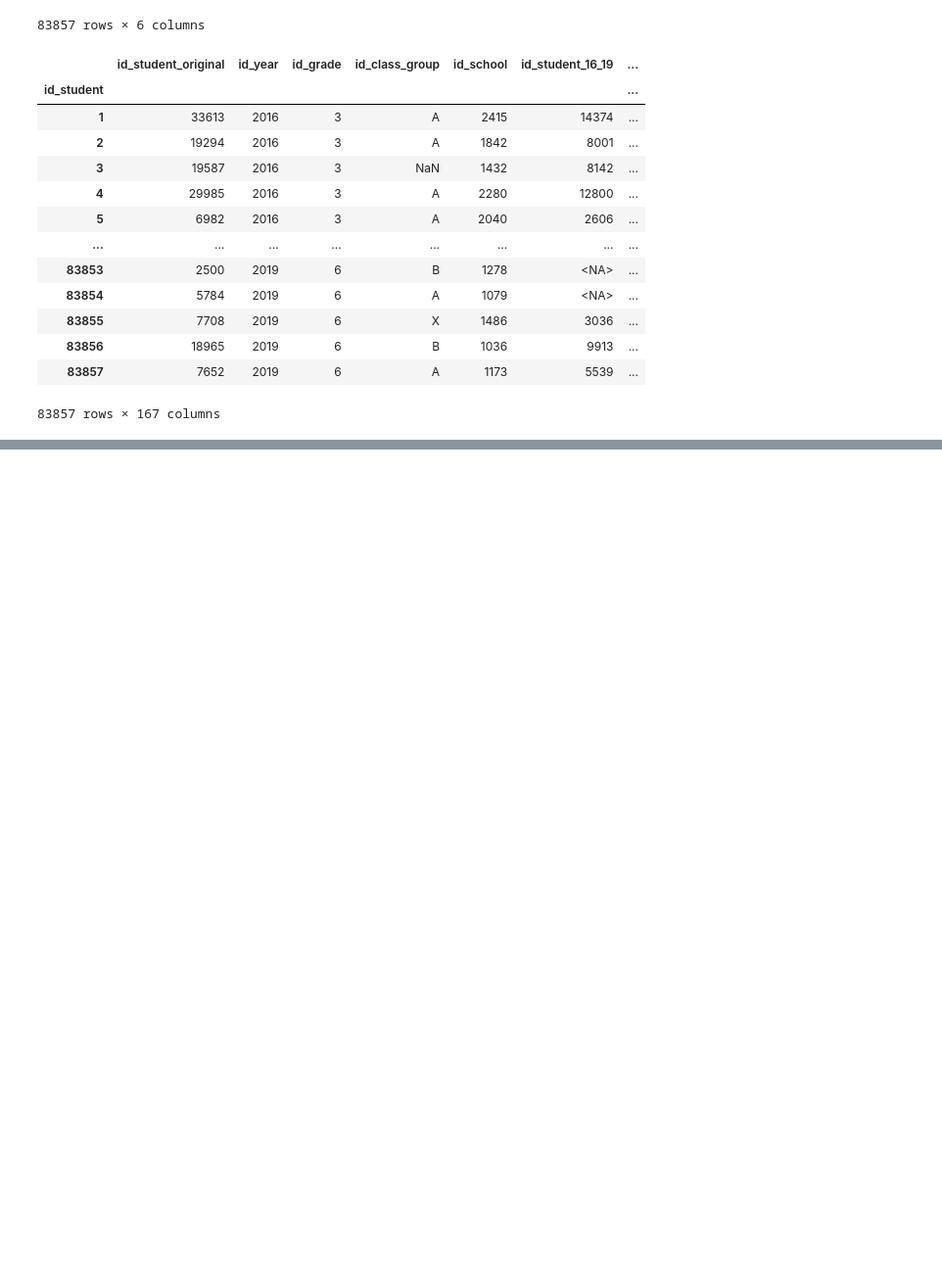
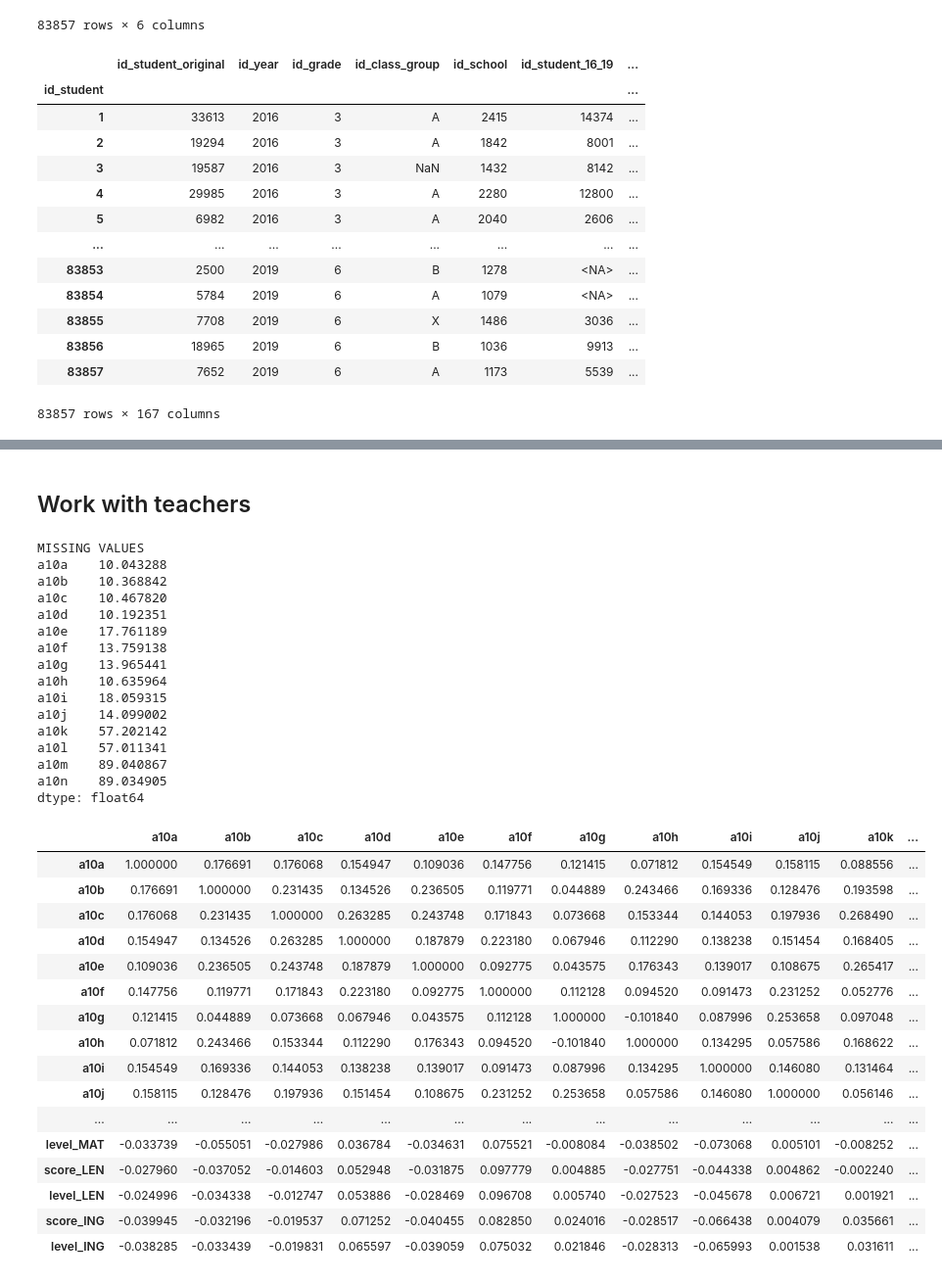
Before and after one commit to aequitas-aod/experiment-ull-dataset-preprocessing, a Jupyter notebook: src/pre_processing/student_questionnaire.ipynb, the cells around one changed output, grey strips where cells are left out. Shown at 98% size. Drawn from its saved outputs; the diff is of its cells as text; code cells hidden in the pictures; blank space fills up the shorter version.

```diff
--- a/src/pre_processing/student_questionnaire.ipynb
+++ b/src/pre_processing/student_questionnaire.ipynb
@@ -10,7 +10,9 @@ from macros import column_groups, DATA_PATH, DATA_SPLIT_PATH, ORIGINAL_DATASET_N
 # %% [markdown]
 # Loading
 # %%
-df = pd.read_csv(os.path.join(DATA_SPLIT_PATH, "student_questionnaire.csv"), low_memory=False)
+df = pd.read_csv(
+    os.path.join(DATA_SPLIT_PATH, "student_questionnaire.csv"), low_memory=False
+)
 df = df.set_index("id_student")
 df
 # %% [output]
@@ -52,7 +54,9 @@ ids
 83857 rows × 7 columns
 # %%
 # Load identifiers and change float columns to int
-scores = pd.read_csv(os.path.join(DATA_SPLIT_PATH, "student_scores.csv"), low_memory=False)
+scores = pd.read_csv(
+    os.path.join(DATA_SPLIT_PATH, "student_scores.csv"), low_memory=False
+)
 scores = scores.set_index("id_student")
 # int_identifiers = [col for col in ids.columns if col not in ["id_class_group"]]
 # ids[int_identifiers] = ids[int_identifiers].astype('Int64')
@@ -242,0 +295,40 @@ corr.style.background_gradient(cmap='coolwarm')
+# %% [markdown]
+## Work with teachers
+# %%
+current_columns = ["a10a", "a10b", "a10c", "a10d", "a10e", "a10f", "a10g", "a10h", "a10i", "a10j", "a10k", "a10l", "a10m", "a10n"]
+corr = print_statistics(columns=current_columns)
+corr.style.background_gradient(cmap="coolwarm")
+# %% [output]
+MISSING VALUES
+a10a    10.043288
+a10b    10.368842
+a10c    10.467820
+a10d    10.192351
+a10e    17.761189
+a10f    13.759138
+a10g    13.965441
+a10h    10.635964
+a10i    18.059315
+a10j    14.099002
+a10k    57.202142
+a10l    57.011341
+a10m    89.040867
+a10n    89.034905
+dtype: float64
+|  | a10a | a10b | a10c | a10d | a10e | a10f | a10g | a10h | a10i | a10j | a10k | ... |
+| a10a | 1.000000 | 0.176691 | 0.176068 | 0.154947 | 0.109036 | 0.147756 | 0.121415 | 0.071812 | 0.154549 | 0.158115 | 0.088556 | ... |
+| a10b | 0.176691 | 1.000000 | 0.231435 | 0.134526 | 0.236505 | 0.119771 | 0.044889 | 0.243466 | 0.169336 | 0.128476 | 0.193598 | ... |
+| a10c | 0.176068 | 0.231435 | 1.000000 | 0.263285 | 0.243748 | 0.171843 | 0.073668 | 0.153344 | 0.144053 | 0.197936 | 0.268490 | ... |
+| a10d | 0.154947 | 0.134526 | 0.263285 | 1.000000 | 0.187879 | 0.223180 | 0.067946 | 0.112290 | 0.138238 | 0.151454 | 0.168405 | ... |
+| a10e | 0.109036 | 0.236505 | 0.243748 | 0.187879 | 1.000000 | 0.092775 | 0.043575 | 0.176343 | 0.139017 | 0.108675 | 0.265417 | ... |
+| a10f | 0.147756 | 0.119771 | 0.171843 | 0.223180 | 0.092775 | 1.000000 | 0.112128 | 0.094520 | 0.091473 | 0.231252 | 0.052776 | ... |
+| a10g | 0.121415 | 0.044889 | 0.073668 | 0.067946 | 0.043575 | 0.112128 | 1.000000 | -0.101840 | 0.087996 | 0.253658 | 0.097048 | ... |
+| a10h | 0.071812 | 0.243466 | 0.153344 | 0.112290 | 0.176343 | 0.094520 | -0.101840 | 1.000000 | 0.134295 | 0.057586 | 0.168622 | ... |
+| a10i | 0.154549 | 0.169336 | 0.144053 | 0.138238 | 0.139017 | 0.091473 | 0.087996 | 0.134295 | 1.000000 | 0.146080 | 0.131464 | ... |
+| a10j | 0.158115 | 0.128476 | 0.197936 | 0.151454 | 0.108675 | 0.231252 | 0.253658 | 0.057586 | 0.146080 | 1.000000 | 0.056146 | ... |
+| ... | ... | ... | ... | ... | ... | ... | ... | ... | ... | ... | ... | ... |
+| level_MAT | -0.033739 | -0.055051 | -0.027986 | 0.036784 | -0.034631 | 0.075521 | -0.008084 | -0.038502 | -0.073068 | 0.005101 | -0.008252 | ... |
+| score_LEN | -0.027960 | -0.037052 | -0.014603 | 0.052948 | -0.031875 | 0.097779 | 0.004885 | -0.027751 | -0.044338 | 0.004862 | -0.002240 | ... |
+| level_LEN | -0.024996 | -0.034338 | -0.012747 | 0.053886 | -0.028469 | 0.096708 | 0.005740 | -0.027523 | -0.045678 | 0.006721 | 0.001921 | ... |
+| score_ING | -0.039945 | -0.032196 | -0.019537 | 0.071252 | -0.040455 | 0.082850 | 0.024016 | -0.028517 | -0.066438 | 0.004079 | 0.035661 | ... |
+| level_ING | -0.038285 | -0.033439 | -0.019831 | 0.065597 | -0.039059 | 0.075032 | 0.021846 | -0.028313 | -0.065993 | 0.001538 | 0.031611 | ... |
```
Also changed, not shown: parts of 28 cells of this notebook, 1 other file.
